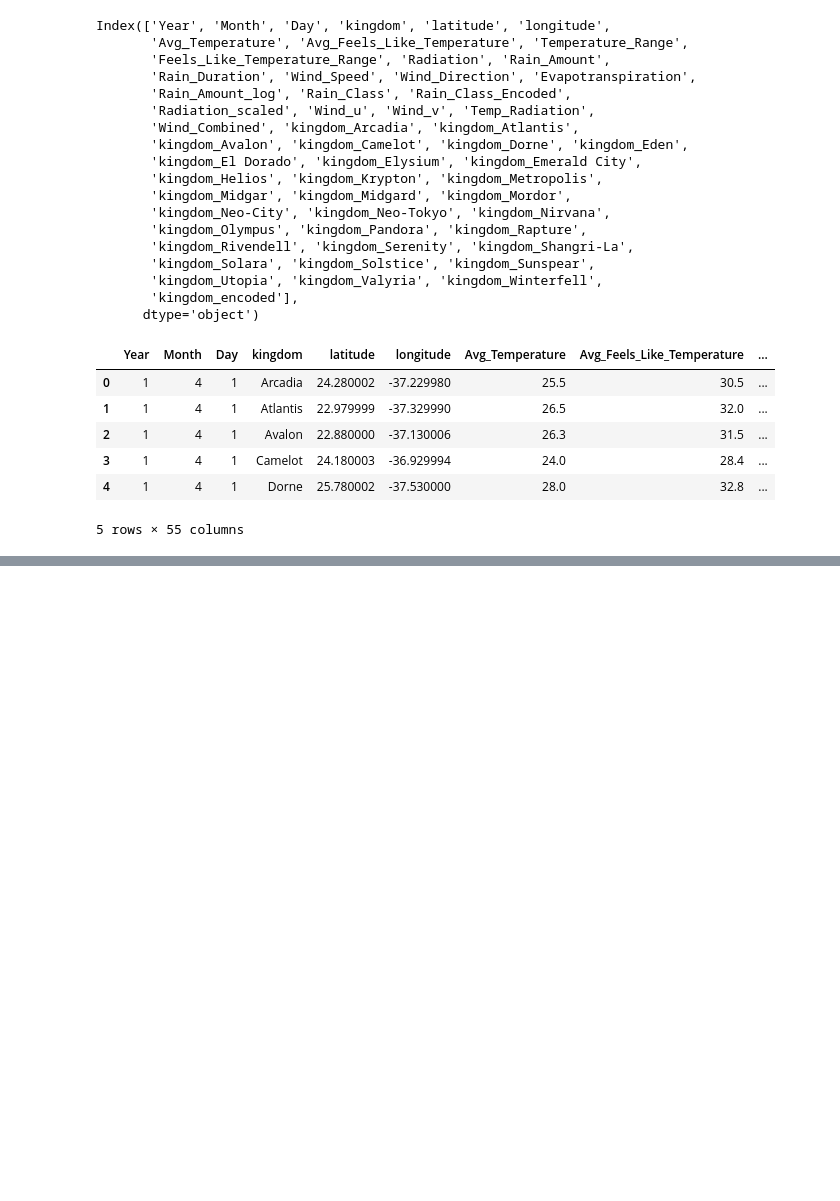
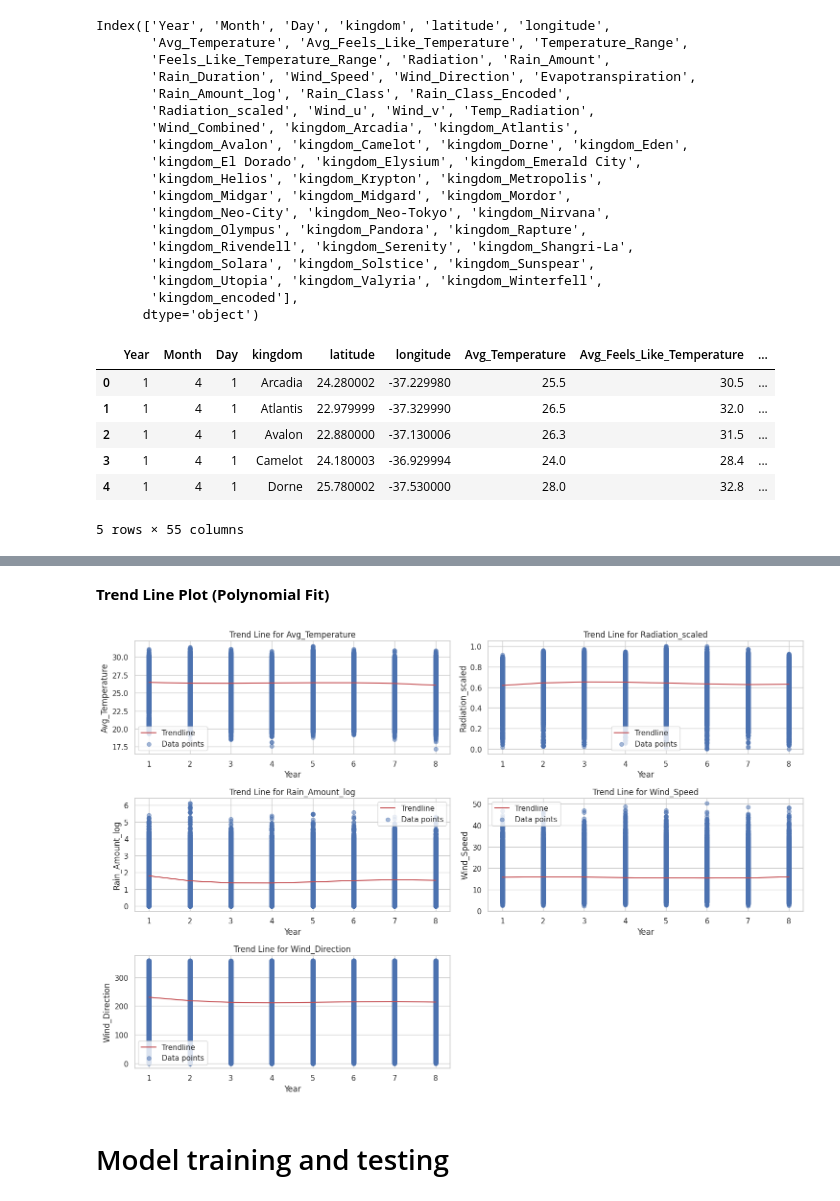
Before and after one commit to thisaraniNJ/Data_Crunch_001, a Jupyter notebook: data-crunch-arima-and-lstm.ipynb, the cells around one changed output, grey strips where cells are left out. Drawn from its saved outputs; the diff is of its cells as text; code cells hidden in the pictures; blank space fills up the shorter version.

```diff
--- a/data-crunch-arima-and-lstm.ipynb
+++ b/data-crunch-arima-and-lstm.ipynb
@@ -346,0 +446,29 @@ data.head()
+# %% [markdown]
+**Trend Line Plot (Polynomial Fit)**
+# %%
+import numpy as np
+from numpy.polynomial.polynomial import Polynomial
+
+# Define a function for polynomial fitting
+def plot_trendline(x, y, degree=3):
+    p = Polynomial.fit(x, y, degree)
+    plt.plot(x, p(x), color='r', label='Trendline')
+    plt.scatter(x, y, alpha=0.5, label='Data points')
+
+plt.figure(figsize=(15, 10))
+
+# Plot each feature with its polynomial trendline
+for i, column in enumerate(columns_to_plot, 1):
+    plt.subplot(3, 2, i)  # 3 rows, 2 columns
+    plot_trendline(data['Year'], data[column])
+    plt.title(f'Trend Line for {column}')
+    plt.xlabel('Year')
+    plt.ylabel(column)
+    plt.legend()
+
+plt.tight_layout()
+plt.show()
+# %% [output]
+[figure, added]
+# %% [markdown]
+# Model training and testing
```
Also changed, not shown: parts of 20 cells of this notebook.
